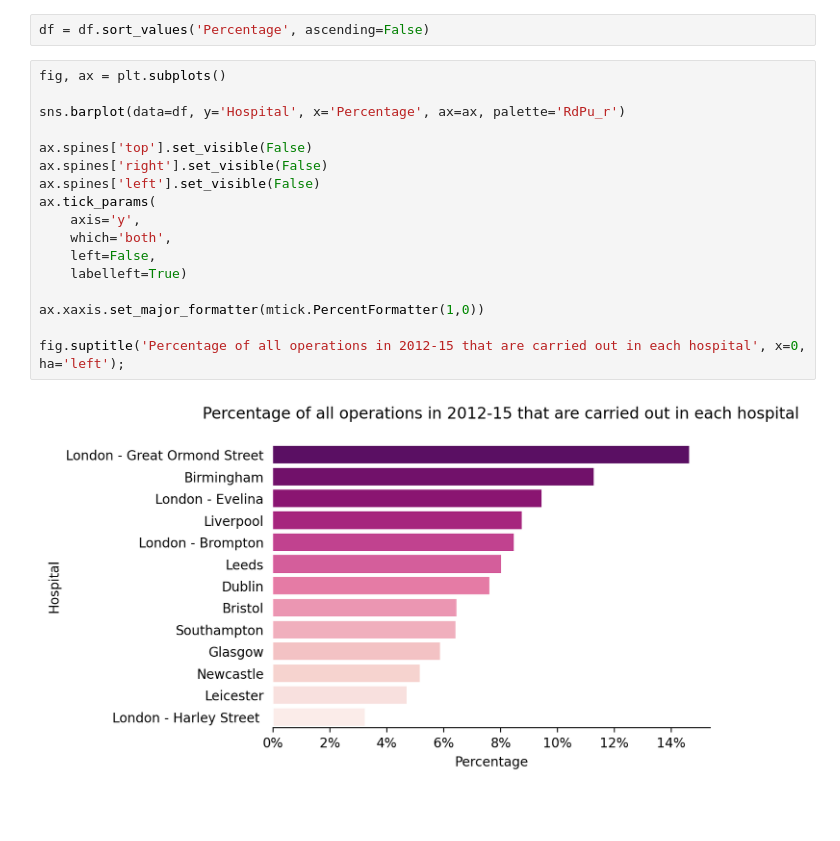
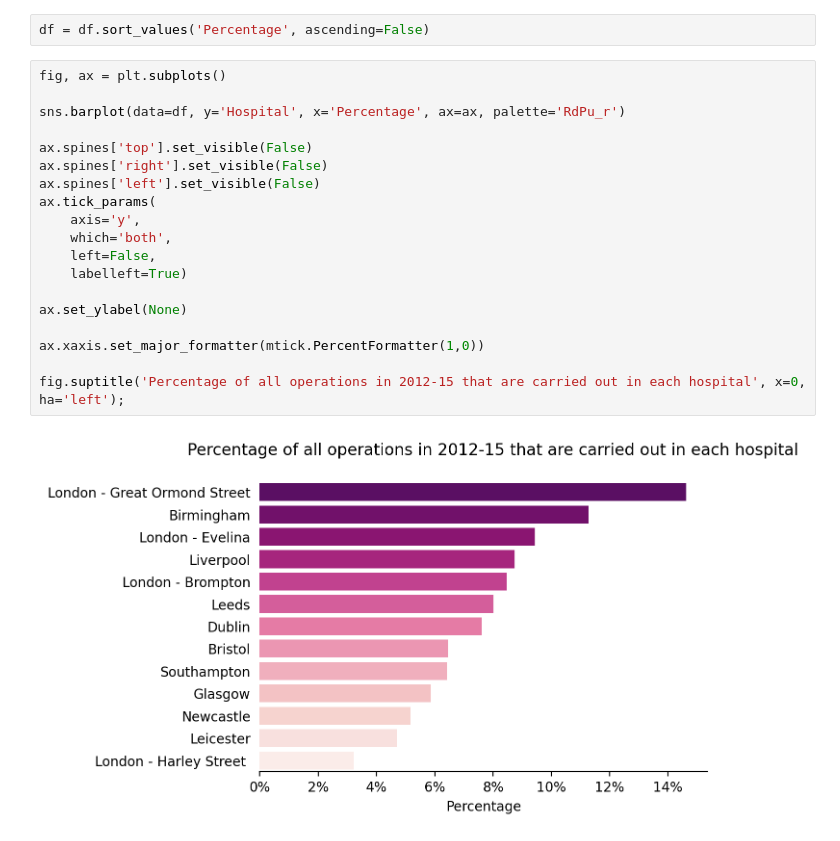
Before and after one commit to lyonjust/ArtofStatistics, a Jupyter notebook: 01-1-2-3-child-heart-survival-times/01-1-child-heart-survival-x.ipynb, the cells around one changed output. Cells and saved outputs as stored; diff of their text form; blank space fills up the shorter version.

```diff
--- a/01-1-2-3-child-heart-survival-times/01-1-child-heart-survival-x.ipynb
+++ b/01-1-2-3-child-heart-survival-times/01-1-child-heart-survival-x.ipynb
@@ -16,19 +16,21 @@ df = df.sort_values('Percentage', ascending=False)
 # %%
 fig, ax = plt.subplots()
 
 sns.barplot(data=df, y='Hospital', x='Percentage', ax=ax, palette='RdPu_r')
 
 ax.spines['top'].set_visible(False)
 ax.spines['right'].set_visible(False)
 ax.spines['left'].set_visible(False)
 ax.tick_params(
     axis='y',
     which='both',
     left=False,
     labelleft=True)
 
+ax.set_ylabel(None)
+
 ax.xaxis.set_major_formatter(mtick.PercentFormatter(1,0))
 
 fig.suptitle('Percentage of all operations in 2012-15 that are carried out in each hospital', x=0, ha='left');
 # %% [output]
-[figure, old version]
+[figure, new version]
```
Also changed, not shown: 1 other file.
